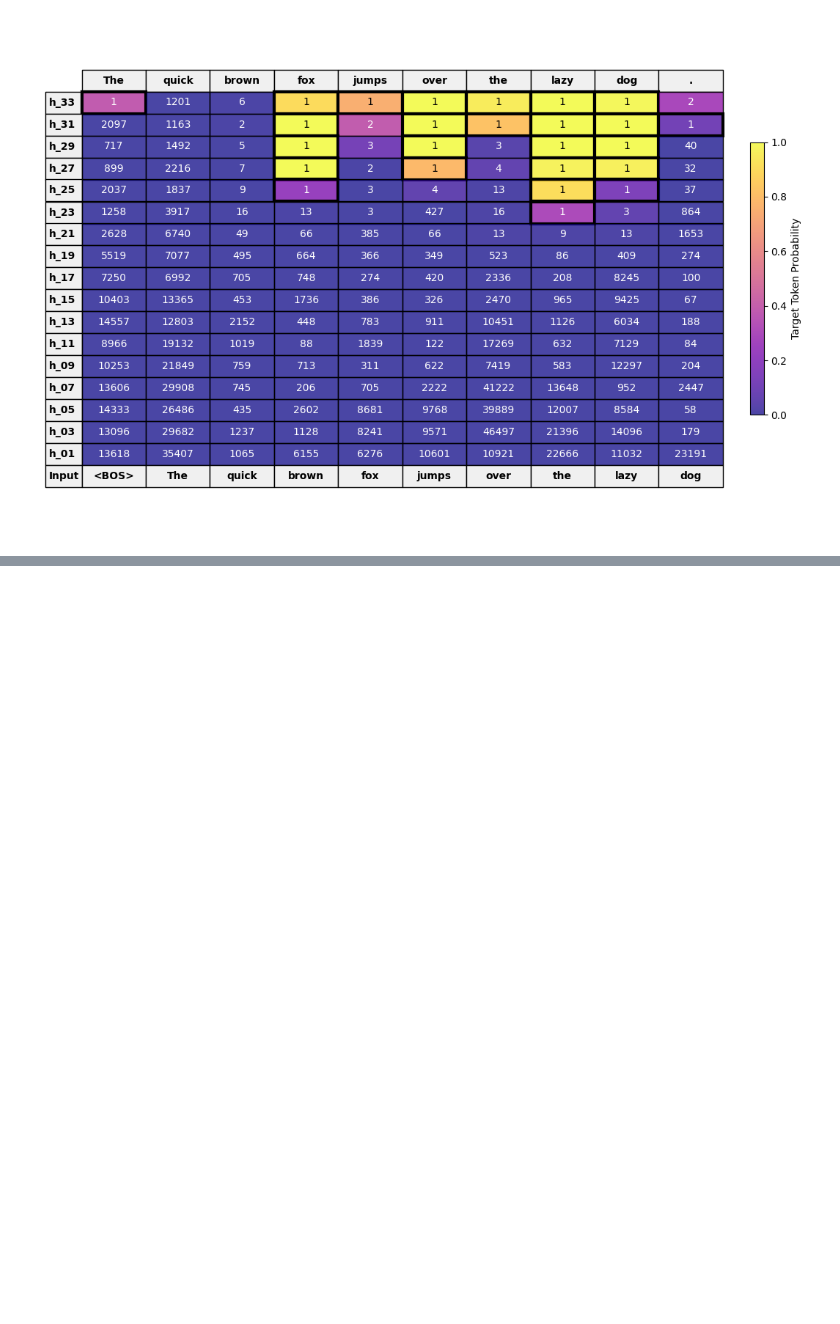
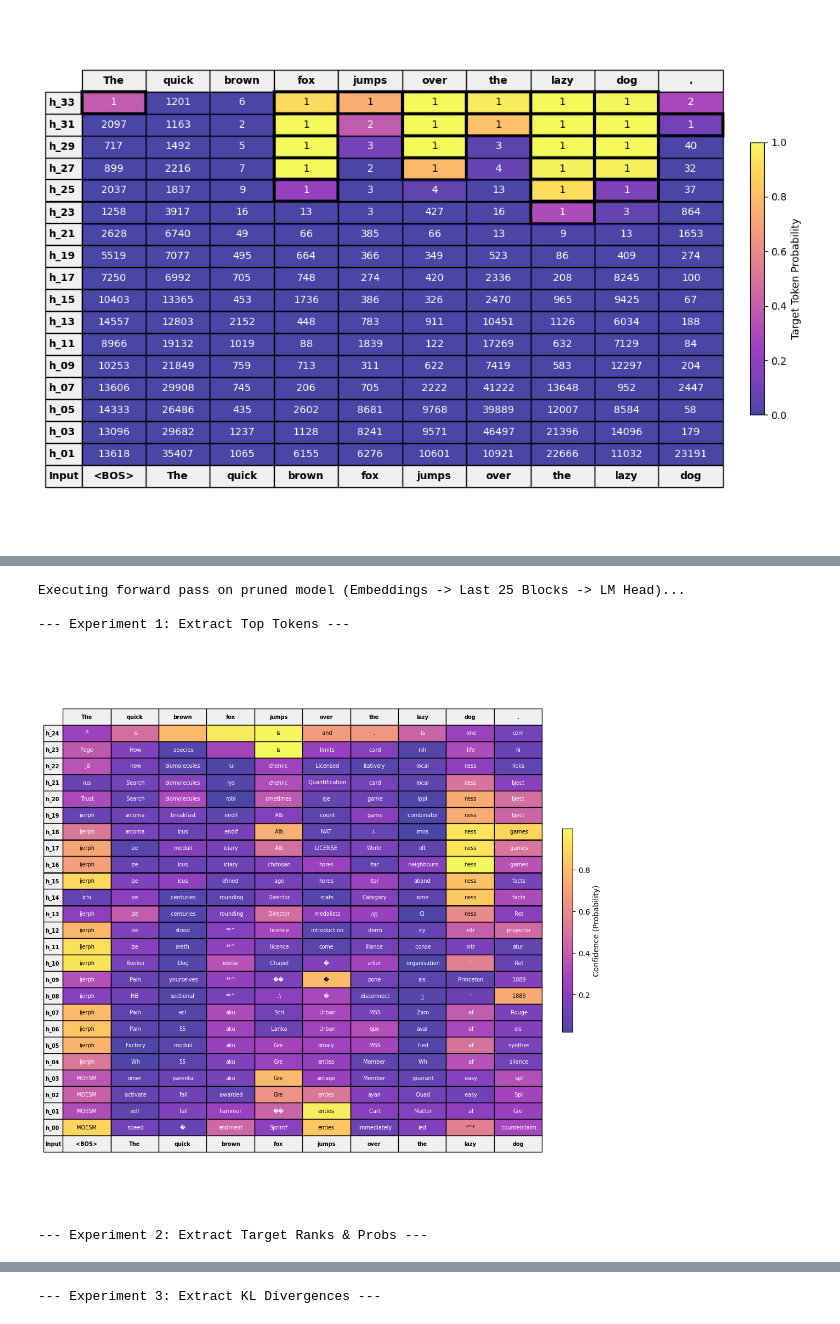
Before and after one commit to TanaseVictorFlavian/Dissertation-code, a Jupyter notebook: logit_lens/logit_lens.ipynb, the cells around one changed output, grey strips where cells are left out. Saved outputs shown, nothing was run; the diff lists cells and outputs as text; code cells hidden in the pictures; blank space fills up the shorter version.

```diff
--- a/logit_lens/logit_lens.ipynb
+++ b/logit_lens/logit_lens.ipynb
@@ -81,14 +111,9 @@ len(top_token_per_block)
 import matplotlib.pyplot as plt
 import matplotlib.colors as mcolors
 
-def plot_table(top_tokens, top_logits):
-    if not top_tokens or not top_tokens[0]:
-        return
+def plot_table(top_tokens, top_logits, every_other_hidden=True):
+    num_cols = min(len(top_tokens[0]), len(INPUT_TOKENS))
 
-    num_cols = min(len(top_tokens[0]), len(INPUT_TOKENS))
-    if num_cols <= 0:
-        print("Sequence too short to align predictions.")
-        return
 
     top_headers = INPUT_TOKENS[:num_cols]
     bottom_headers = (["<BOS>"] + INPUT_TOKENS)[:num_cols]
@@ -104,7 +129,8 @@ def plot_table(top_tokens, top_logits):
     cmap_colors = base_cmap(np.arange(base_cmap.N))
     cmap_colors[:, -1] = 0.75 # Adjust this value (0.0 to 1.0) to change opacity
     cmap = ListedColormap(cmap_colors)
-    row_headers = [f"h_{2*i+1:02d}" for i in range(len(top_tokens))][::-1] + ["Input"]
+    row_headers = [f"h_{2*i+1:02d}" for i in range(len(top_tokens))][::-1] + ["Input"] if every_other_hidden else \
+        [f"h_{i:02d}" for i in range(len(top_tokens))][::-1] + ["Input"]
 
     fig, ax = plt.subplots(figsize=(len(top_headers) * 1.2, len(table_data) * 0.5))
     ax.axis('tight')
@@ -141,6 +167,7 @@ def plot_table(top_tokens, top_logits):
     sm.set_array([])
     cbar = fig.colorbar(sm, ax=ax, fraction=0.02, pad=0.04)
     cbar.set_label('Confidence (Probability)')
+    plt.savefig("./top_token_prob_per_inner.png")
     plt.show()
 # %%
 plot_table(top_token_per_block, top_logits_per_block)
@@ -255,0 +400,41 @@ plot_rank_table(ranks_per_block, probs_per_block)
+# %%
+import torch
+import torch.nn as nn
+
+n = 10  # <-- Change this to define how many of the last blocks to use!
+
+# 1. Back up the full model blocks just in case we want them later
+if not hasattr(model.backbone, 'full_blocks'):
+    model.backbone.full_blocks = model.backbone.blocks
+
+# 2. Prune the model architecture: Keep ONLY the last n blocks
+model.backbone.blocks = nn.ModuleList(list(model.backbone.full_blocks)[-n:])
+
+# 3. Re-run the forward pass with the pruned model
+print(f"Executing forward pass on pruned model (Embeddings -> Last {n} Blocks -> LM Head)...")
+with torch.no_grad():
+    outputs = model(tokens_with_bos, output_hidden_states=True)
+
+# outputs.hidden_states has length n + 1 (embeddings + n block outputs)
+# We drop the embeddings to pass only the n block outputs to our functions
+pruned_hidden_states = outputs.hidden_states[1:]
+
+# 4. Run your 3 experiments and plot the results
+print("\n--- Experiment 1: Extract Top Tokens ---")
+top_token_per_block, top_logits_per_block = extract_top_tokens(LM_HEAD, FINAL_NORM, pruned_hidden_states, False)
+plot_table(top_token_per_block, top_logits_per_block, False)
+
+print("\n--- Experiment 2: Extract Target Ranks & Probs ---")
+# target_ids should already be defined as inputs[0]
+ranks_per_block, probs_per_block = extract_target_ranks_and_probs(LM_HEAD, FINAL_NORM, pruned_hidden_states, inputs[0], False)
+plot_rank_table(ranks_per_block, probs_per_block, False)
+
+print("\n--- Experiment 3: Extract KL Divergences ---")
+kl_per_block = extract_kl_divergences(LM_HEAD, FINAL_NORM, pruned_hidden_states, False)
+plot_kl_table(top_token_per_block, kl_per_block, False)
+# %% [output]
+Executing forward pass on pruned model (Embeddings -> Last 25 Blocks -> LM Head)...
+
+--- Experiment 1: Extract Top Tokens ---
+[figure, added]
+--- Experiment 2: Extract Target Ranks & Probs ---
@@ -255,0 +442 @@ plot_rank_table(ranks_per_block, probs_per_block)
+--- Experiment 3: Extract KL Divergences ---
```
Also changed, not shown: parts of 8 cells of this notebook, 15 other files.
